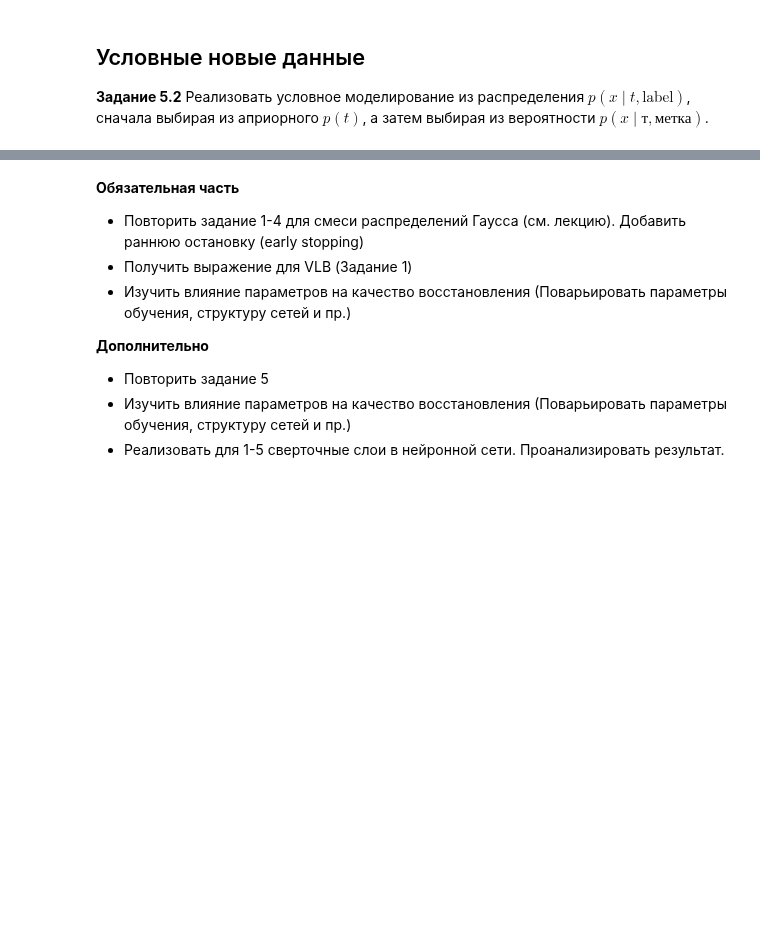
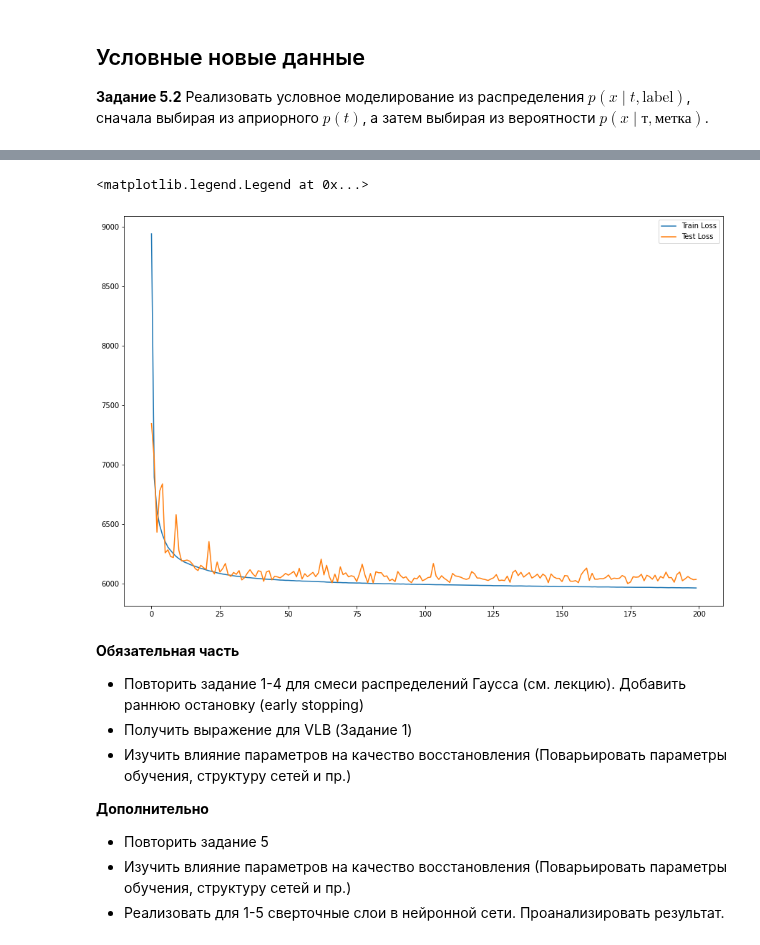
Before and after one commit to JacKira/BayesMethods, a Jupyter notebook: Lab/lr2_.ipynb, the cells around one changed output, grey strips where cells are left out. Cells and saved outputs as stored; diff of their text form; code cells hidden in the pictures; blank space fills up the shorter version.

```diff
--- a/Lab/lr2_.ipynb
+++ b/Lab/lr2_.ipynb
@@ -1255,16 +1404,19 @@ plt.show()
 # %%
 fig, ax = plt.subplots(figsize = (15, 10))
 
 
-train_loss = np.concatenate([hist.history['loss'], hist2.history['loss']])
+train_loss = hist.history['loss']
 
 plt.plot(train_loss, label = 'Train Loss')
 
 
-test_loss = np.concatenate([hist.history['val_loss'], hist2.history['val_loss']])
+test_loss = hist.history['val_loss']
 
 plt.plot(test_loss, label = 'Test Loss')
 plt.legend()
+# %% [output]
+<matplotlib.legend.Legend at 0x...>
+[figure, added]
 # %% [markdown]
 **Обязательная часть**
 * Повторить задание 1-4 для смеси распределений Гаусса (см. лекцию). Добавить раннюю остановку (early stopping)
```
Also changed, not shown: parts of 23 cells of this notebook.
